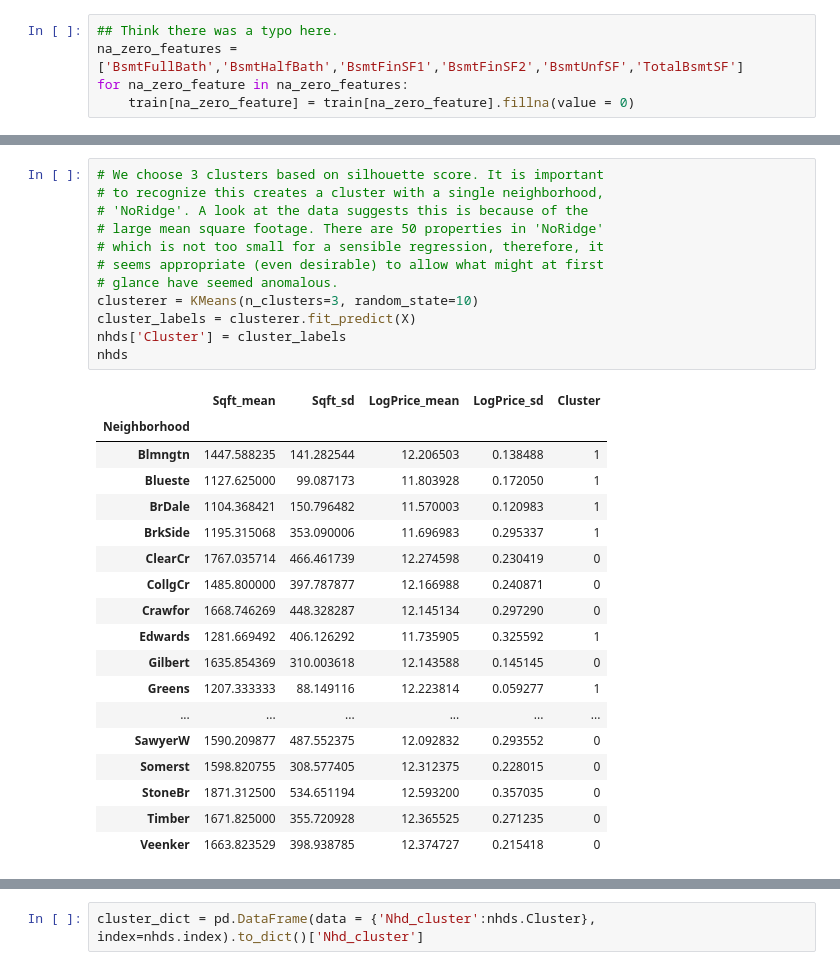
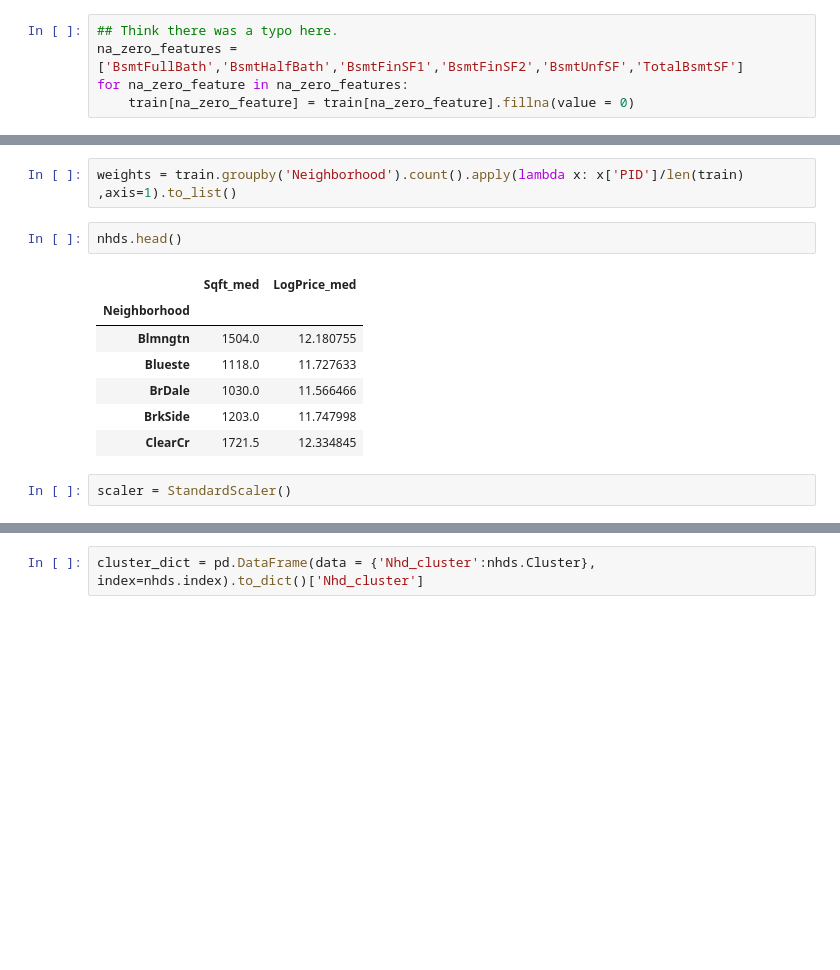
Before and after one commit to nikita-agrawal/Ames-Housing-Analysis, a Jupyter notebook: Alex/nhd_clustering.ipynb, the cells around one changed output, grey strips where cells are left out. Cells and saved outputs as stored; diff of their text form; blank space fills up the shorter version.

```diff
--- a/Alex/nhd_clustering.ipynb
+++ b/Alex/nhd_clustering.ipynb
@@ -186,31 +162,14 @@ For n_clusters = 6 The average silhouette_score is : 0.4164877860743004
-# %%
-# We choose 3 clusters based on silhouette score. It is important
-# to recognize this creates a cluster with a single neighborhood,
-# 'NoRidge'. A look at the data suggests this is because of the
-# large mean square footage. There are 50 properties in 'NoRidge'
-# which is not too small for a sensible regression, therefore, it
-# seems appropriate (even desirable) to allow what might at first
-# glance have seemed anomalous.
-clusterer = KMeans(n_clusters=3, random_state=10)
-cluster_labels = clusterer.fit_predict(X)
-nhds['Cluster'] = cluster_labels
-nhds
-# %% [output]
-|  | Sqft_mean | Sqft_sd | LogPrice_mean | LogPrice_sd | Cluster |
-| Neighborhood |  |  |  |  |  |
-| Blmngtn | 1447.588235 | 141.282544 | 12.206503 | 0.138488 | 1 |
-| Blueste | 1127.625000 | 99.087173 | 11.803928 | 0.172050 | 1 |
-| BrDale | 1104.368421 | 150.796482 | 11.570003 | 0.120983 | 1 |
-| BrkSide | 1195.315068 | 353.090006 | 11.696983 | 0.295337 | 1 |
-| ClearCr | 1767.035714 | 466.461739 | 12.274598 | 0.230419 | 0 |
-| CollgCr | 1485.800000 | 397.787877 | 12.166988 | 0.240871 | 0 |
-| Crawfor | 1668.746269 | 448.328287 | 12.145134 | 0.297290 | 0 |
-| Edwards | 1281.669492 | 406.126292 | 11.735905 | 0.325592 | 1 |
-| Gilbert | 1635.854369 | 310.003618 | 12.143588 | 0.145145 | 0 |
-| Greens | 1207.333333 | 88.149116 | 12.223814 | 0.059277 | 1 |
-| ... | ... | ... | ... | ... | ... |
-| SawyerW | 1590.209877 | 487.552375 | 12.092832 | 0.293552 | 0 |
-| Somerst | 1598.820755 | 308.577405 | 12.312375 | 0.228015 | 0 |
-| StoneBr | 1871.312500 | 534.651194 | 12.593200 | 0.357035 | 0 |
-| Timber | 1671.825000 | 355.720928 | 12.365525 | 0.271235 | 0 |
-| Veenker | 1663.823529 | 398.938785 | 12.374727 | 0.215418 | 0 |
+# %%
+weights = train.groupby('Neighborhood').count().apply(lambda x: x['PID']/len(train) ,axis=1).to_list()
+# %%
+nhds.head()
+# %% [output]
+|  | Sqft_med | LogPrice_med |
+| Neighborhood |  |  |
+| Blmngtn | 1504.0 | 12.180755 |
+| Blueste | 1118.0 | 11.727633 |
+| BrDale | 1030.0 | 11.566466 |
+| BrkSide | 1203.0 | 11.747998 |
+| ClearCr | 1721.5 | 12.334845 |
+# %%
+scaler = StandardScaler()
```
Also changed, not shown: parts of 24 cells of this notebook, 1 other file.
